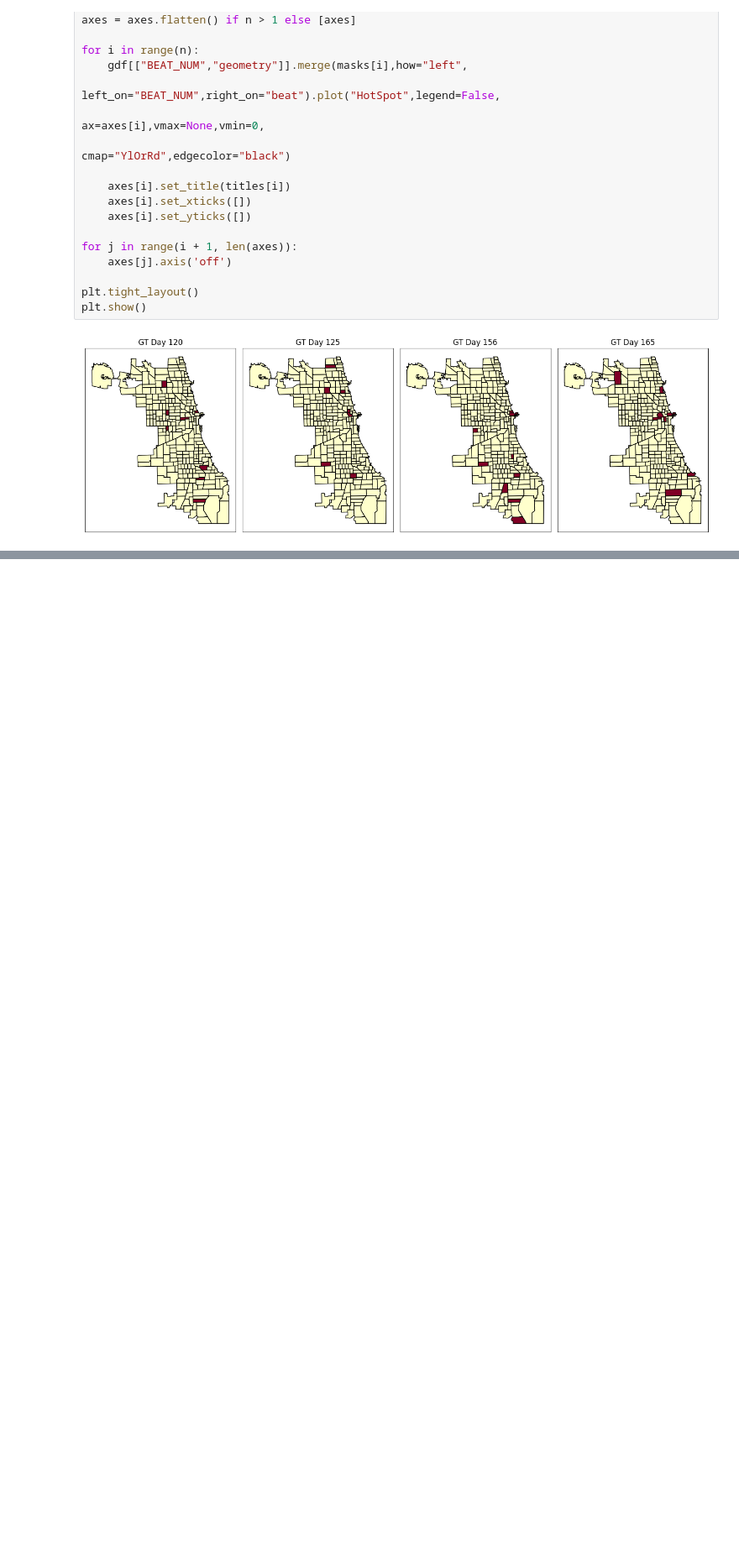
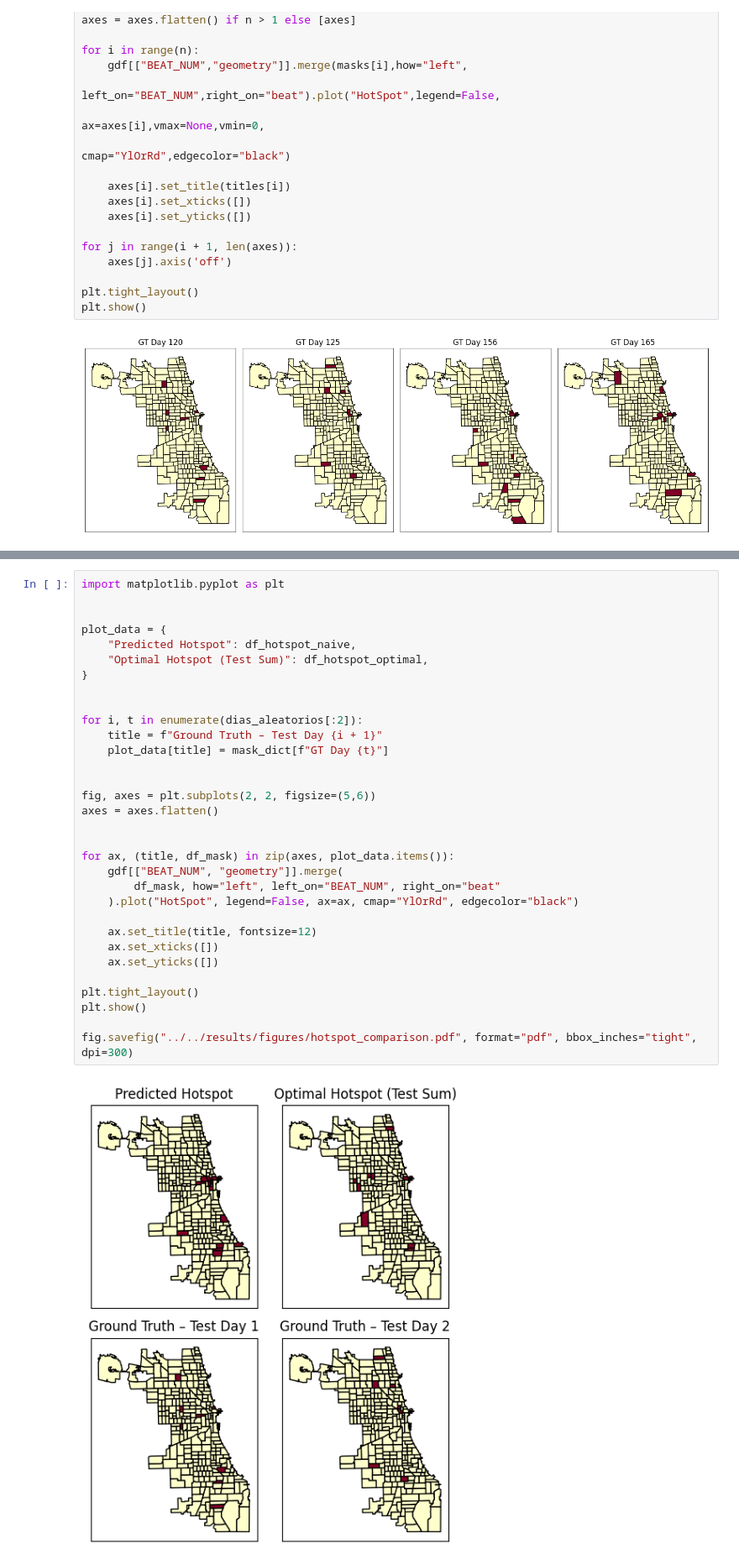
Before and after one commit to cristian-pulido/uncertainty-informed-decision-making, a Jupyter notebook: articulos/uncertainty-hotspots/experiments/chicago_real_data/03_visualize_hotspots.ipynb, the cells around one changed output, grey strips where cells are left out. Shown at 84% size. Cells and saved outputs as stored; diff of their text form; blank space fills up the shorter version.

```diff
--- a/articulos/uncertainty-hotspots/experiments/chicago_real_data/03_visualize_hotspots.ipynb
+++ b/articulos/uncertainty-hotspots/experiments/chicago_real_data/03_visualize_hotspots.ipynb
@@ -285,0 +303,34 @@ plt.show()
+# %%
+import matplotlib.pyplot as plt
+
+
+plot_data = {
+    "Predicted Hotspot": df_hotspot_naive,
+    "Optimal Hotspot (Test Sum)": df_hotspot_optimal,
+}
+
+
+for i, t in enumerate(dias_aleatorios[:2]):
+    title = f"Ground Truth – Test Day {i + 1}"
+    plot_data[title] = mask_dict[f"GT Day {t}"]
+
+
+fig, axes = plt.subplots(2, 2, figsize=(5,6))
+axes = axes.flatten()
+
+
+for ax, (title, df_mask) in zip(axes, plot_data.items()):
+    gdf[["BEAT_NUM", "geometry"]].merge(
+        df_mask, how="left", left_on="BEAT_NUM", right_on="beat"
+    ).plot("HotSpot", legend=False, ax=ax, cmap="YlOrRd", edgecolor="black")
+
+    ax.set_title(title, fontsize=12)
+    ax.set_xticks([])
+    ax.set_yticks([])
+
+plt.tight_layout()
+plt.show()
+
+fig.savefig("../../results/figures/hotspot_comparison.pdf", format="pdf", bbox_inches="tight", dpi=300)
+# %% [output]
+[figure, added]
```
Also changed, not shown: parts of 2 cells of this notebook, 18 other files.
